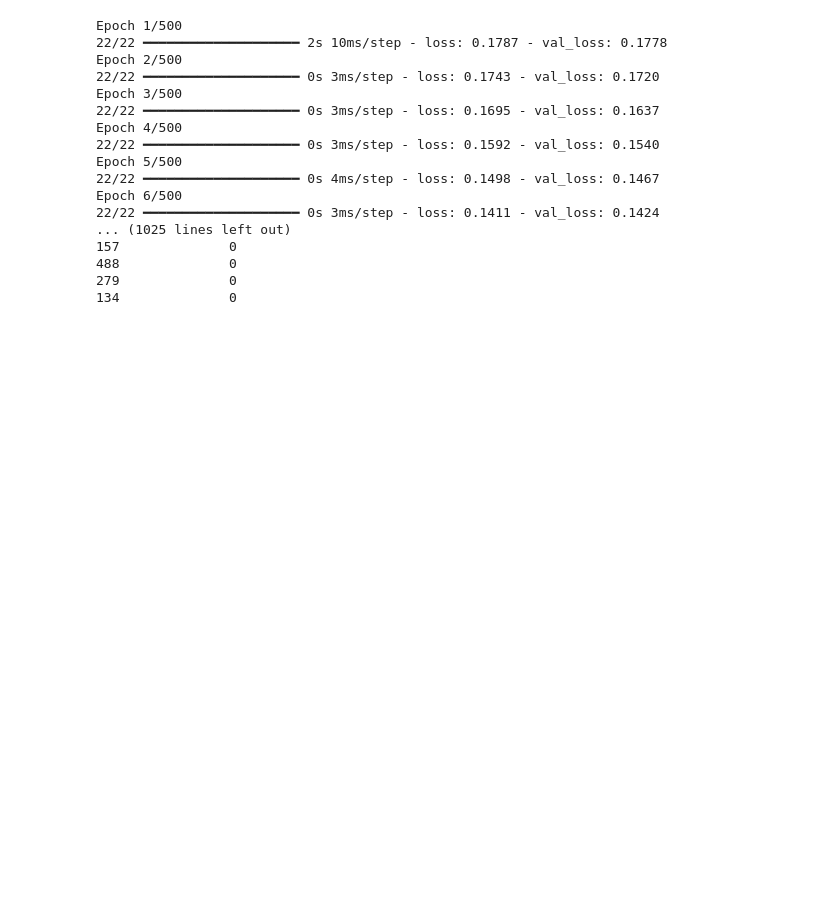
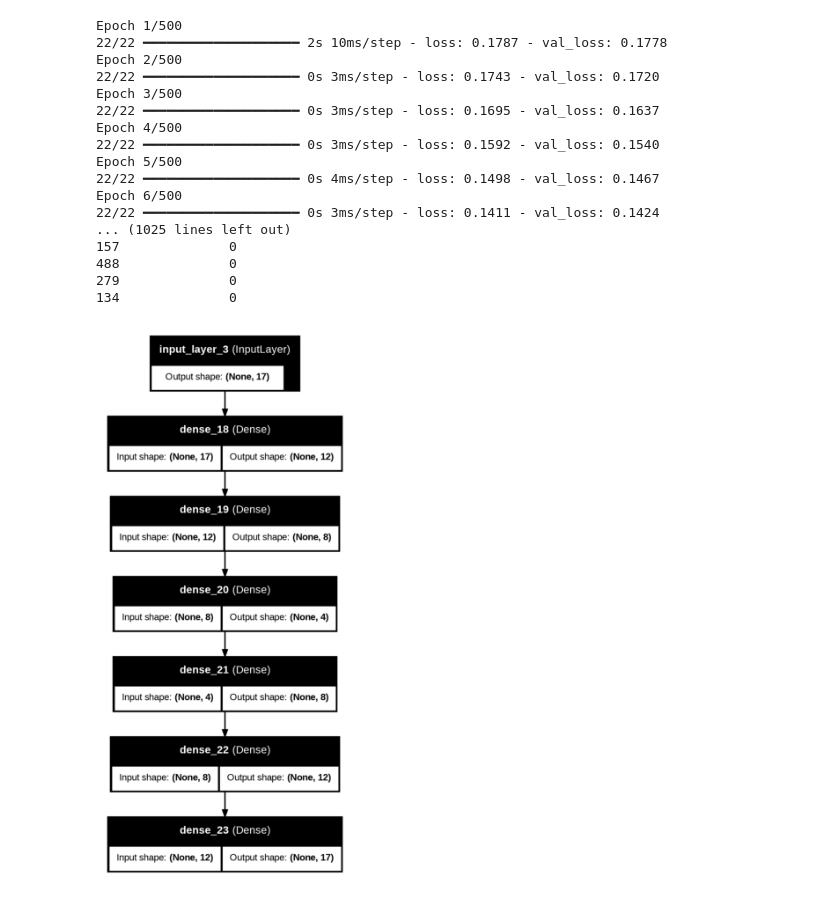
Before and after one commit to felippedamasoade/Deep_Learning_CV, a Jupyter notebook: DEEP_LEARNing.ipynb, the cells around one changed output. Cells and saved outputs as stored; diff of their text form; code cells hidden in the pictures; blank space fills up the shorter version.

```diff
--- a/DEEP_LEARNing.ipynb
+++ b/DEEP_LEARNing.ipynb
@@ -113,3 +113,18 @@ Epoch 6/500
 488              0
 279              0
 134              0
+# %%
+from tensorflow.keras.utils import plot_model
+import matplotlib.pyplot as plt
+
+# Salvar o diagrama da rede neural em um arquivo
+plot_model(autoencoder, to_file="autoencoder_model.png", show_shapes=True, show_layer_names=True)
+
+# Exibir o arquivo salvo
+img = plt.imread("autoencoder_model.png")
+plt.figure(figsize=(12, 8))
+plt.imshow(img)
+plt.axis('off')
+plt.show()
+# %% [output]
+[figure, added]
```
Also changed, not shown: parts of 6 cells of this notebook.
